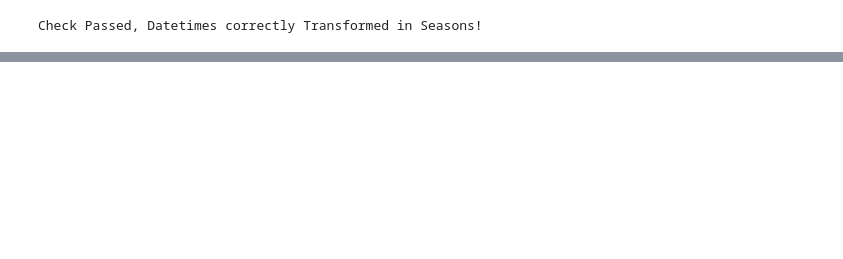
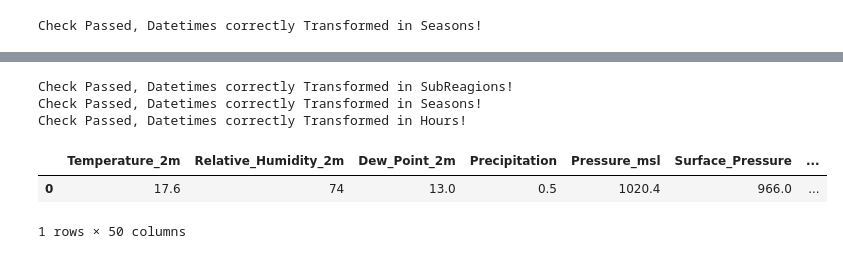
Before and after one commit to KazuhiraBenedictMiller/AirQualityPredictions, a Jupyter notebook: Notebooks/RefactorTest.ipynb, the cells around one changed output, grey strips where cells are left out. Cells and saved outputs as stored; diff of their text form; code cells hidden in the pictures; blank space fills up the shorter version.

```diff
--- a/Notebooks/RefactorTest.ipynb
+++ b/Notebooks/RefactorTest.ipynb
@@ -220,0 +263,10 @@ Index(['Temperature_2m', 'Relative_Humidity_2m', 'Dew_Point_2m',
+# %%
+SingleEngineered = featureengineering.EngineerSingleFeature(SingleRecord)
+SingleEngineered
+# %% [output]
+Check Passed, Datetimes correctly Transformed in SubReagions!
+Check Passed, Datetimes correctly Transformed in Seasons!
+Check Passed, Datetimes correctly Transformed in Hours!
+|  | Temperature_2m | Relative_Humidity_2m | Dew_Point_2m | Precipitation | Pressure_msl | Surface_Pressure | ... |
+| 0 | 17.6 | 74 | 13.0 | 0.5 | 1020.4 | 966.0 | ... |
+1 rows × 50 columns
```
Also changed, not shown: parts of 11 cells of this notebook, 2 other files.
